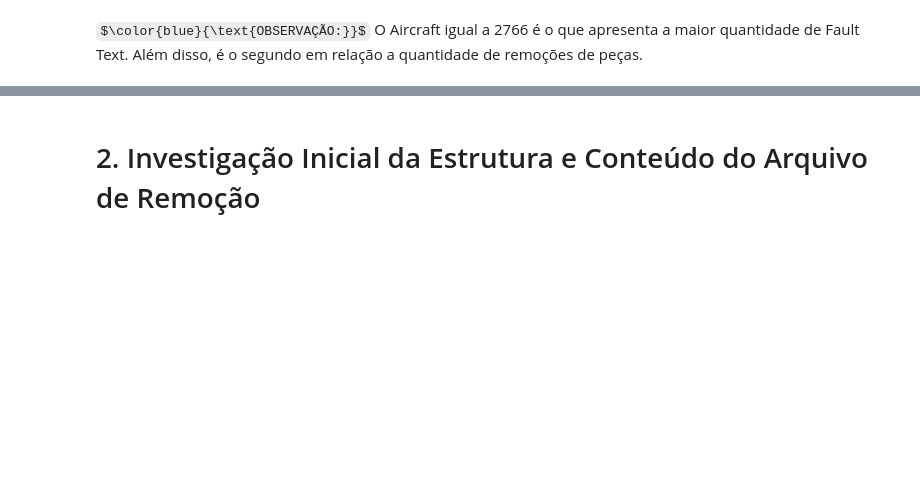
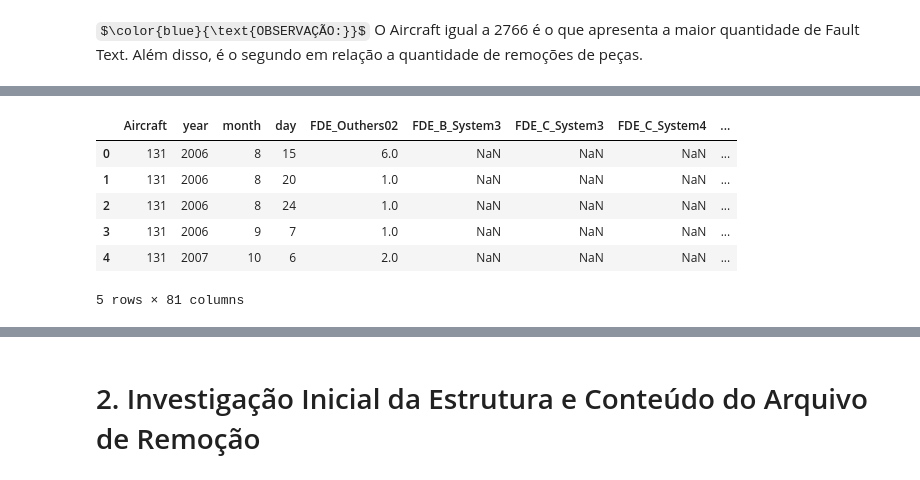
Before and after one commit to marcellyhc/CAP---394-Introdution-to-Data-Science, a Jupyter notebook: v01_TrabalhoFinal_DataScience.ipynb, the cells around one changed output, grey strips where cells are left out. Saved outputs shown, nothing was run; the diff lists cells and outputs as text; code cells hidden in the pictures; some formulas as TeX source; blank space fills up the shorter version.

```diff
--- a/v01_TrabalhoFinal_DataScience.ipynb
+++ b/v01_TrabalhoFinal_DataScience.ipynb
@@ -34,7 +40,7 @@ import matplotlib.pyplot as plt
 # %%
 # Criar um dataframe para entrada de dados de falha (arquivo do tipo .csv)
 
-df_dataFailure = pd.read_csv('CBMpy_dataFailureCode.csv')
+df_Failure = pd.read_csv('CBMpy_dataFailureCode.csv')
 # %%
 # Exibir o cabeçalho do dataframe
 
@@ -86,7 +92,7 @@ dtype: object
 # %%
 # Converter os dados da coluna 'Date' para o formato de data-hora
 
-df_dataFailure['Date'] =  pd.to_datetime(df_dataFailure['Date'], format='%Y/%m/%d %H:%M')
+df_Failure['Date'] =  pd.to_datetime(df_Failure['Date'], format='%Y/%m/%d %H:%M')
 # %%
 # Verificar o tipo de dado de cada coluna do dataframe
 
@@ -129,0 +149,9 @@ $\color{blue}{\text{OBSERVAÇÃO:}}$ O Aircraft igual a 2766 é o que apresenta
+# %%
+# Identifica todas as "Fault Text" existentes de todos os Aircraft
+array_FDE_All = np.array(df_Failure['Fault Text'].unique())
+
+# Exclui os itens NaN do array
+array_FDE_All = array_FDE_All[~pd.isnull(array_FDE_All)]
+
+# Exibe o array
+array_FDE_All
@@ -129,0 +179,37 @@ $\color{blue}{\text{OBSERVAÇÃO:}}$ O Aircraft igual a 2766 é o que apresenta
+# %%
+arrayAux = []
+
+df_FDE_All = pd.DataFrame(columns= ['Aircraft','year', 'month', 'day'])
+
+for aux in array_FDE_All:
+
+    # Cria um dataframe para cada Fault Text corrente
+    dfMsg = pd.DataFrame(df_Failure[df_Failure['Fault Text'] == aux])
+
+    # Contagem de Fault Text por dia para um determinado tail
+    arrayAux = dfMsg.groupby([dfMsg['Aircraft'],
+                              dfMsg['Date'].dt.year.rename('year'),
+                              dfMsg['Date'].dt.month.rename('month'),
+                              dfMsg['Date'].dt.day.rename('day')]).count()['Fault Text']
+
+    # Transforma os objetos do groupby para dataframe, depois possibilita fazer o merge
+    arrayAux = arrayAux.to_frame().reset_index()
+
+    arrayAux.columns = ['Aircraft', 'year', 'month', 'day', aux]
+
+    # Realiza o merge dos dataframes, utilizando o método "outer" apropriado para acrescentar colunas
+    # e manter os índices compostos de dia-mes-ano conforme referência na documentação
+    # https://pandas.pydata.org/pandas-docs/stable/user_guide/merging.html
+    df_FDE_All = pd.merge(df_FDE_All, arrayAux, how='outer', on=['Aircraft', 'year','month','day'])
+# %%
+# Exibir o cabeçalho do dataframe
+
+df_FDE_All.head()
+# %% [output]
+|  | Aircraft | year | month | day | FDE_Outhers02 | FDE_B_System3 | FDE_C_System3 | FDE_C_System4 | ... |
+| 0 | 131 | 2006 | 8 | 15 | 6.0 | NaN | NaN | NaN | ... |
+| 1 | 131 | 2006 | 8 | 20 | 1.0 | NaN | NaN | NaN | ... |
+| 2 | 131 | 2006 | 8 | 24 | 1.0 | NaN | NaN | NaN | ... |
+| 3 | 131 | 2006 | 9 | 7 | 1.0 | NaN | NaN | NaN | ... |
+| 4 | 131 | 2007 | 10 | 6 | 2.0 | NaN | NaN | NaN | ... |
+5 rows × 81 columns
```
Also changed, not shown: parts of 92 cells of this notebook.
